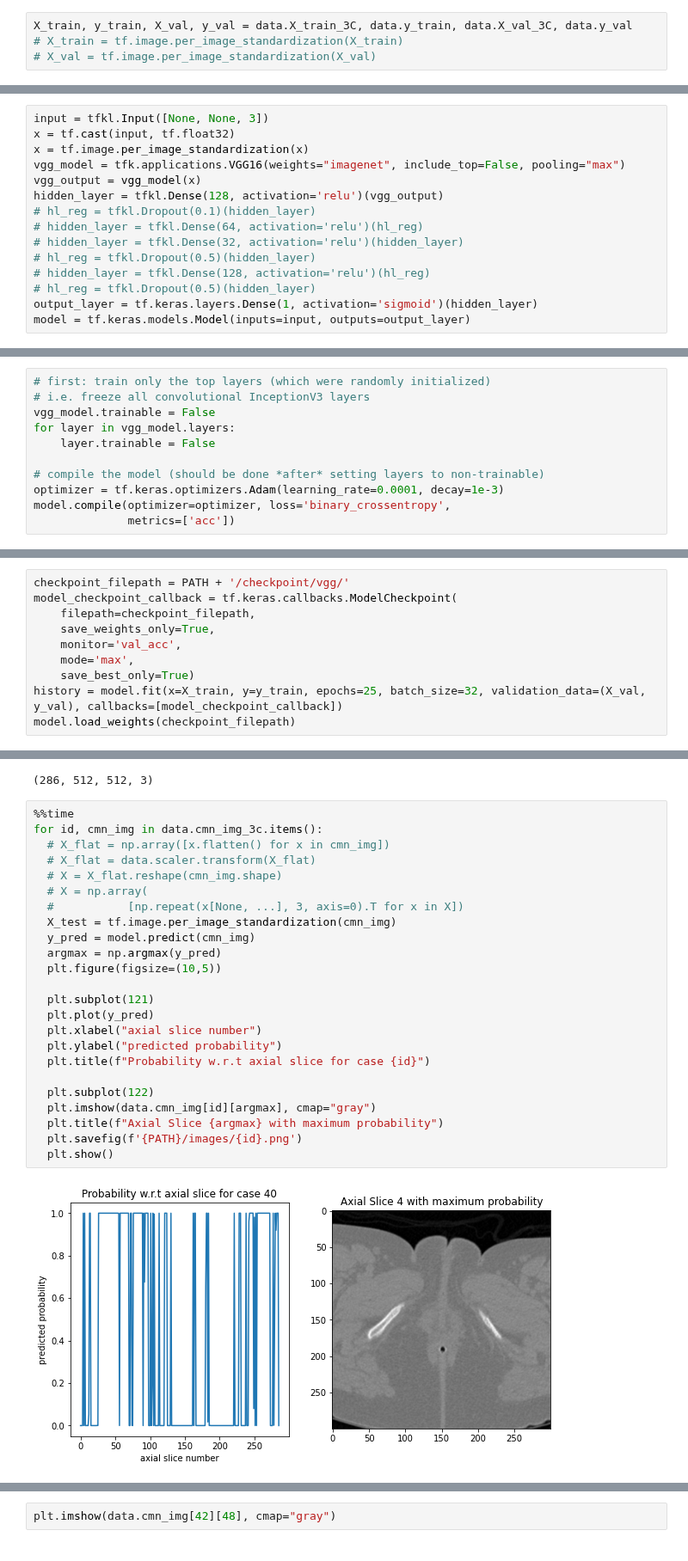
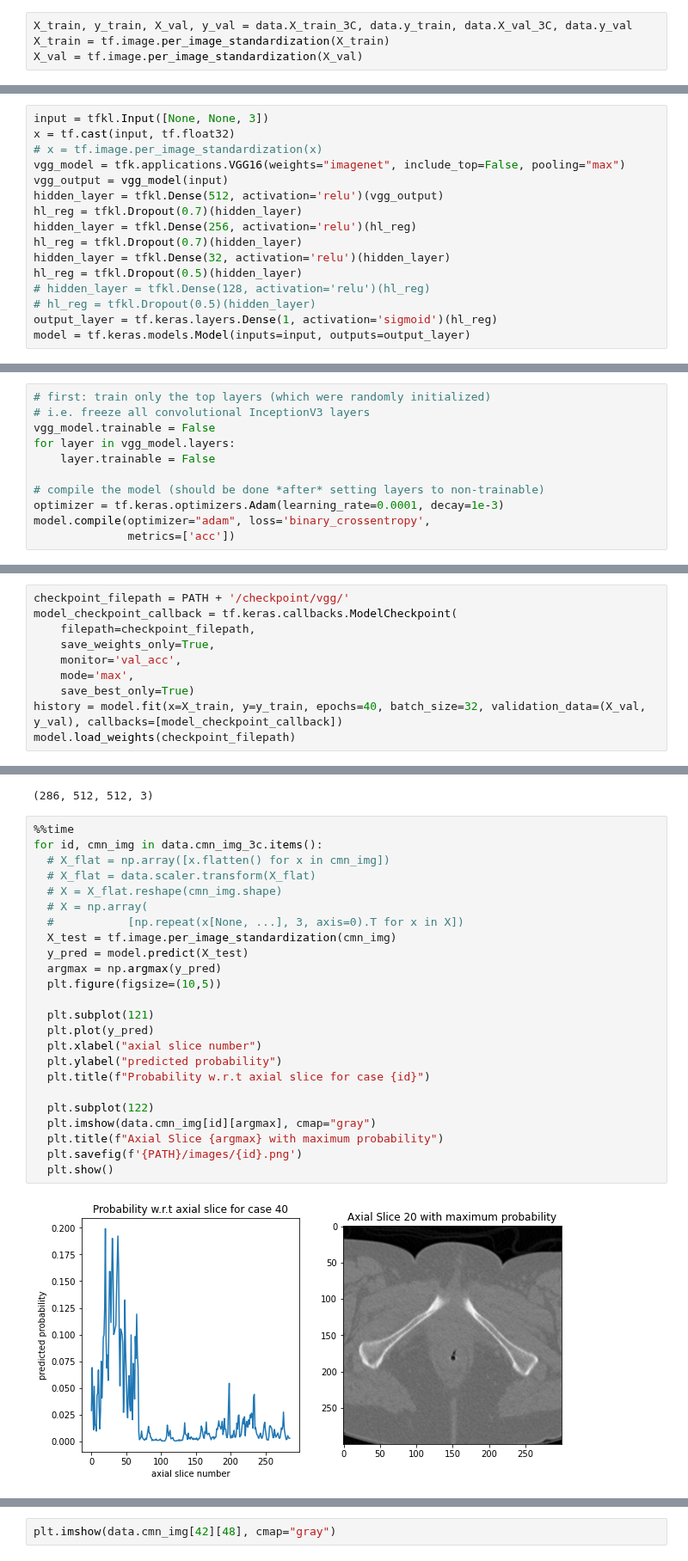
Before and after one commit to KenzaB27/segmentation-of-pelvic-bone, a Jupyter notebook: src/vgg.ipynb, the cells around one changed output, grey strips where cells are left out. Shown at 86% size. Saved outputs shown, nothing was run; the diff lists cells and outputs as text.

```diff
--- a/src/vgg.ipynb
+++ b/src/vgg.ipynb
@@ -101,24 +101,25 @@ Min: 0.000, Max: 1.000
 Min: 0.000, Max: 1.000
 # %%
 X_train, y_train, X_val, y_val = data.X_train_3C, data.y_train, data.X_val_3C, data.y_val
-# X_train = tf.image.per_image_standardization(X_train)
-# X_val = tf.image.per_image_standardization(X_val)
+X_train = tf.image.per_image_standardization(X_train)
+X_val = tf.image.per_image_standardization(X_val)
 # %% [markdown]
 ## VGG 16
 # %%
 input = tfkl.Input([None, None, 3])
 x = tf.cast(input, tf.float32)
-x = tf.image.per_image_standardization(x)
+# x = tf.image.per_image_standardization(x)
 vgg_model = tfk.applications.VGG16(weights="imagenet", include_top=False, pooling="max")
-vgg_output = vgg_model(x)
-hidden_layer = tfkl.Dense(128, activation='relu')(vgg_output)
-# hl_reg = tfkl.Dropout(0.1)(hidden_layer)
-# hidden_layer = tfkl.Dense(64, activation='relu')(hl_reg)
-# hidden_layer = tfkl.Dense(32, activation='relu')(hidden_layer)
-# hl_reg = tfkl.Dropout(0.5)(hidden_layer)
+vgg_output = vgg_model(input)
+hidden_layer = tfkl.Dense(512, activation='relu')(vgg_output)
+hl_reg = tfkl.Dropout(0.7)(hidden_layer)
+hidden_layer = tfkl.Dense(256, activation='relu')(hl_reg)
+hl_reg = tfkl.Dropout(0.7)(hidden_layer)
+hidden_layer = tfkl.Dense(32, activation='relu')(hidden_layer)
+hl_reg = tfkl.Dropout(0.5)(hidden_layer)
 # hidden_layer = tfkl.Dense(128, activation='relu')(hl_reg)
 # hl_reg = tfkl.Dropout(0.5)(hidden_layer)
-output_layer = tf.keras.layers.Dense(1, activation='sigmoid')(hidden_layer)
+output_layer = tf.keras.layers.Dense(1, activation='sigmoid')(hl_reg)
 model = tf.keras.models.Model(inputs=input, outputs=output_layer)
 # %%
 model.summary()
@@ -150,5 +151,5 @@ for layer in vgg_model.layers:
 
 # compile the model (should be done *after* setting layers to non-trainable)
 optimizer = tf.keras.optimizers.Adam(learning_rate=0.0001, decay=1e-3)
-model.compile(optimizer=optimizer, loss='binary_crossentropy',
+model.compile(optimizer="adam", loss='binary_crossentropy',
               metrics=['acc'])
@@ -160,6 +164,6 @@ model_checkpoint_callback = tf.keras.callbacks.ModelCheckpoint(
     monitor='val_acc',
     mode='max',
     save_best_only=True)
-history = model.fit(x=X_train, y=y_train, epochs=25, batch_size=32, validation_data=(X_val, y_val), callbacks=[model_checkpoint_callback])
+history = model.fit(x=X_train, y=y_train, epochs=40, batch_size=32, validation_data=(X_val, y_val), callbacks=[model_checkpoint_callback])
 model.load_weights(checkpoint_filepath)
 # %% [output]
@@ -212,26 +216,26 @@ cmn_img.shape
 # %%
 %%time
 for id, cmn_img in data.cmn_img_3c.items():
   # X_flat = np.array([x.flatten() for x in cmn_img])
   # X_flat = data.scaler.transform(X_flat)
   # X = X_flat.reshape(cmn_img.shape)
   # X = np.array(
   #           [np.repeat(x[None, ...], 3, axis=0).T for x in X])
   X_test = tf.image.per_image_standardization(cmn_img)
-  y_pred = model.predict(cmn_img)
+  y_pred = model.predict(X_test)
   argmax = np.argmax(y_pred)
   plt.figure(figsize=(10,5))
 
   plt.subplot(121)
   plt.plot(y_pred)
   plt.xlabel("axial slice number")
   plt.ylabel("predicted probability")
   plt.title(f"Probability w.r.t axial slice for case {id}")
 
   plt.subplot(122)
   plt.imshow(data.cmn_img[id][argmax], cmap="gray")
   plt.title(f"Axial Slice {argmax} with maximum probability")
   plt.savefig(f'{PATH}/images/{id}.png')
   plt.show()
 # %% [output]
-[figure, old version]
+[figure, new version]
```
Also changed, not shown: parts of 9 cells of this notebook.
